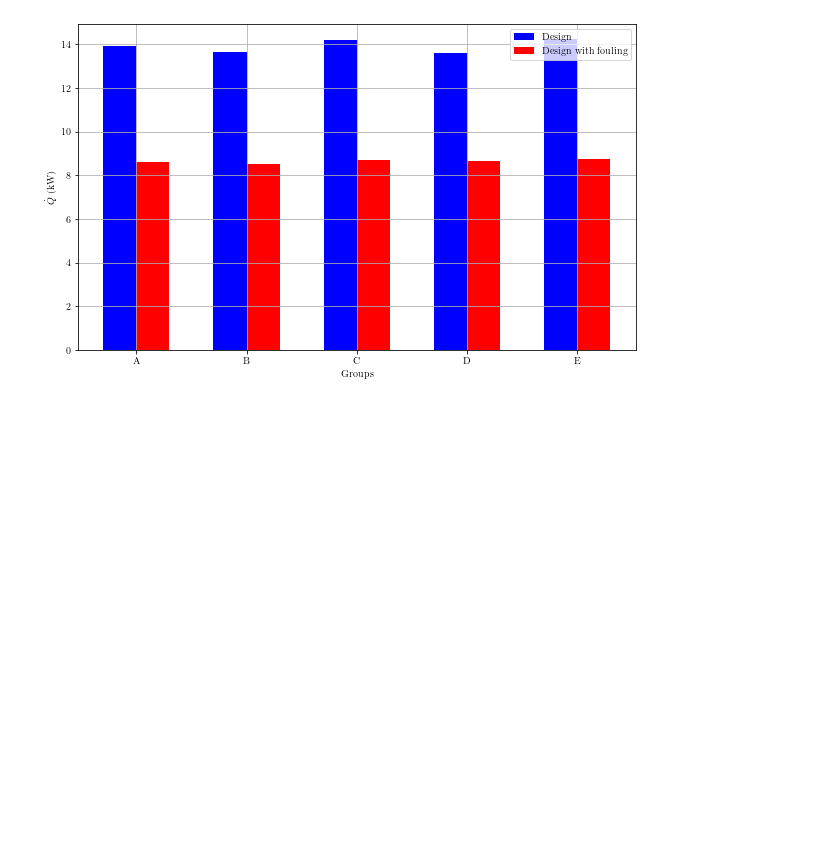
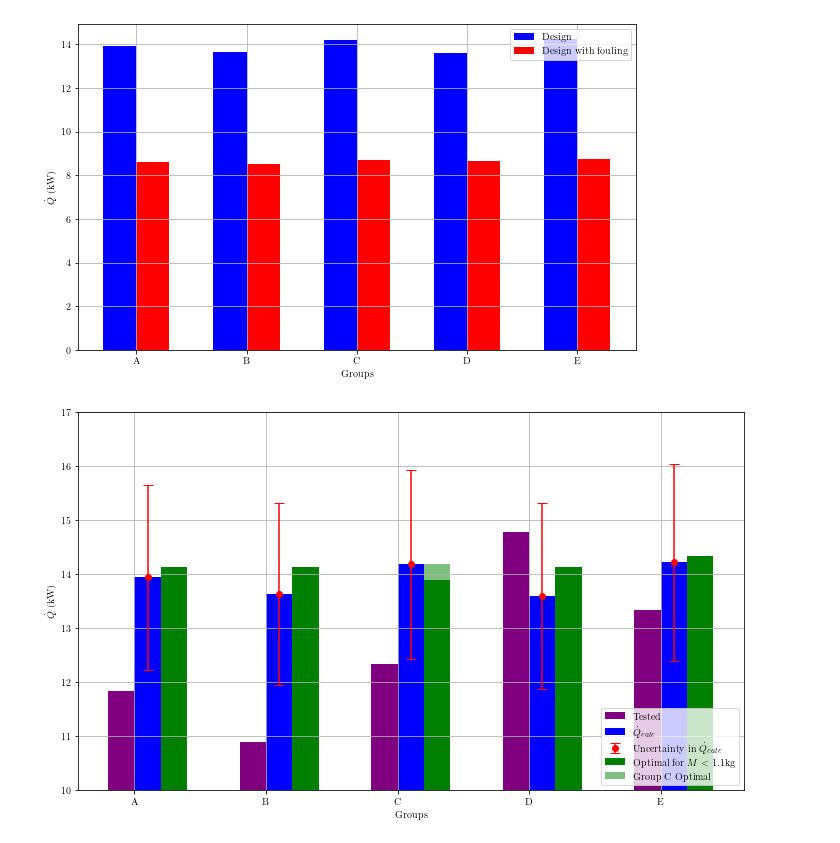
Before and after one commit to lpender3672/shell_tube_heat_exchanger, a Jupyter notebook: src/groups_analysis.ipynb, the cells around one changed output. Drawn from its saved outputs; the diff is of its cells as text; code cells hidden in the pictures; blank space fills up the shorter version.

```diff
--- a/src/groups_analysis.ipynb
+++ b/src/groups_analysis.ipynb
@@ -234,3 +240,44 @@ plt.legend()
 plt.grid()
 # %% [output]
 [figure]
+# %%
+
+fig,ax = plt.subplots(1, 1)
+
+groups = ["A", "B", "C", "D", "E"]
+
+u_qdot_calcs = [0.12302294, 0.12346035, 0.12309175, 0.12693972, 0.12838717]
+Qdot_TESTED = [
+    11.83,
+    10.89,
+    12.34,
+    14.77,
+    13.33
+]
+
+# plot two dual bar charts for Qdot design and Qdot optimal design
+
+bar_width = 0.2
+bar_ticks = np.arange(len(groups))
+
+
+ax.bar(bar_ticks, Qdot_TESTED, color = "purple", label = "Tested", width = bar_width)
+ax.bar(bar_ticks + 1 * bar_width, Qdots / 1e3, color = "blue", label = r"$\dot{Q}_{calc}$", width = bar_width)
+ax.errorbar(bar_ticks + 1 * bar_width, Qdots / 1e3, u_qdot_calcs * Qdots / 1e3, fmt = "o", color = "red", label = r"Uncertainty in $\dot{Q}_{calc}$", capsize = 5)
+# plot errorbars
+ax.bar(bar_ticks + 2 * bar_width, matching_optdf["Qdot"] / 1e3, color = "green", label = "Optimal for $M < 1.1$kg", width = bar_width)
+ax.bar(bar_ticks[2] + 2 * bar_width, 14.178, color = "green", width = bar_width, label = "Group C Optimal", alpha = 0.5)
+
+ax.set_ylabel("$\dot{Q}$ (kW)")
+ax.set_xlabel("Groups")
+ax.set_ylim(10, 17)
+# set group x labels
+ax.set_xticks(bar_ticks + bar_width / 2)
+ax.set_xticklabels(groups)
+ax.legend(loc = "lower right")
+
+ax.grid()
+
+plt.tight_layout()
+# %% [output]
+[figure, added]
```
Also changed, not shown: parts of 2 cells of this notebook, 6 other files.
